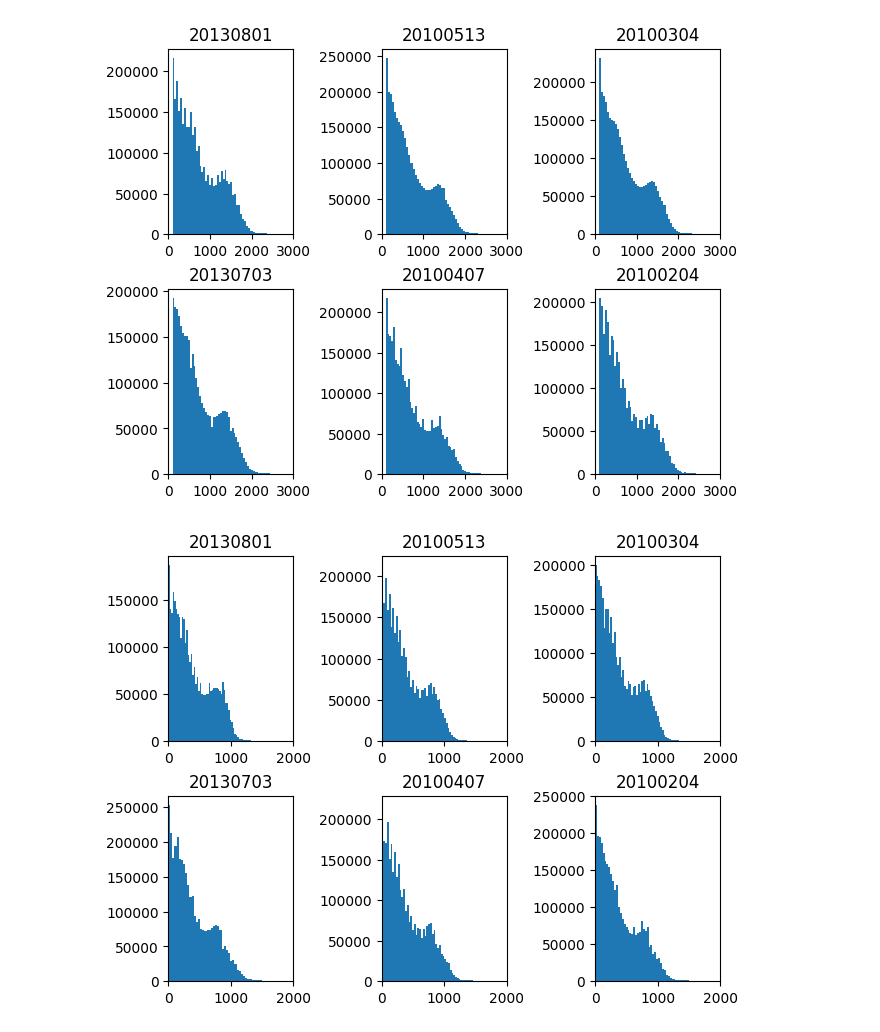
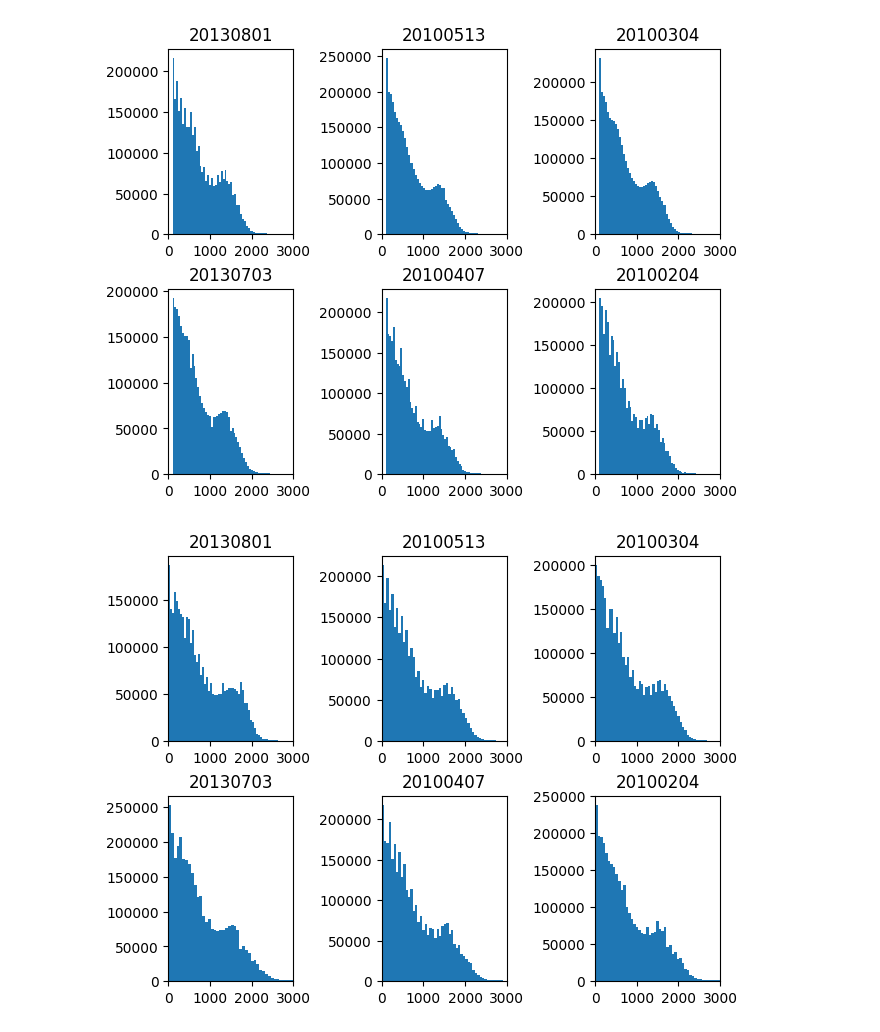
Before and after one commit to ndonyapour/clinical-imaging-tools, a Jupyter notebook: examples/05-Harmonization.ipynb, the cells around one changed output. Saved outputs shown, nothing was run; the diff lists cells and outputs as text; code cells hidden in the pictures.

```diff
--- a/examples/05-Harmonization.ipynb
+++ b/examples/05-Harmonization.ipynb
@@ -158,33 +158,33 @@ for scan_path, par_file in t1_scans.items():
     img_data = nib.load(par_file).get_fdata()
     filtered_data = img_data.copy()
     filtered_data = filtered_data[filtered_data >= filter_threshold]
     filtered_images.append(filtered_data)
     scan_paths.append(scan_path)
 
 
 # print(len(filtered_images))
 normalizer = NyulNormalize(min_percentile=1, max_percentile=99.99,
-                           output_min_value=0, output_max_value=3000)
+                           output_min_value=0, output_max_value=6000)
 normalizer.fit(filtered_images)
 
 normalized_images = []
 for image in filtered_images:
     normalized_image = normalizer(image)
     # values_below_threshold = np.sum(image < filter_threshold)
     # print(f"Values below threshold for the filtered image: {values_below_threshold}")
     normalized_images.append(normalized_image)
     # values_below_threshold = np.sum(normalized_image < filter_threshold)
     # print(f"Values below threshold for the normalized image: {values_below_threshold}")
 
 
 # draw histogram of the normalized images
 fig, axs = plt.subplots(2, 3, constrained_layout=True)
 cnt = 0
 for idx, normalized_image in enumerate(normalized_images):
     axs[cnt//3, cnt%3].hist(normalized_image.flatten(), bins=num_bins)
     axs[cnt//3, cnt%3].set_title(scan_paths[idx])
-    axs[cnt//3, cnt%3].set_xlim(0, 2000)
+    axs[cnt//3, cnt%3].set_xlim(0, 3000)
     cnt += 1
 plt.show()
 # %% [output]
-[figure, old version]
+[figure, new version]
```
